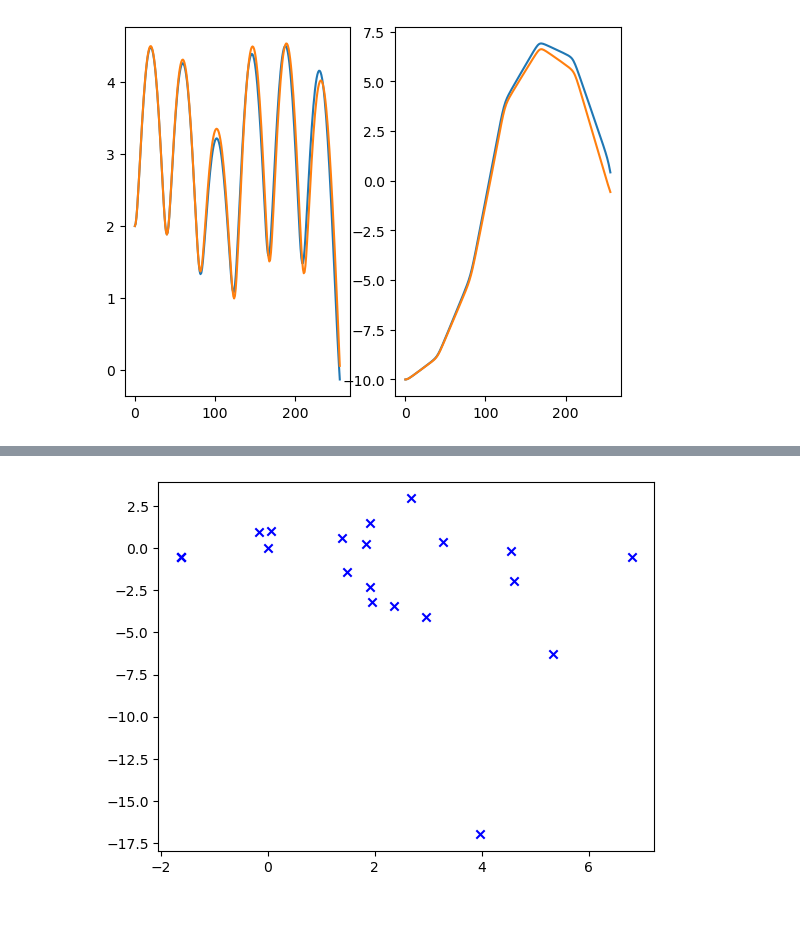
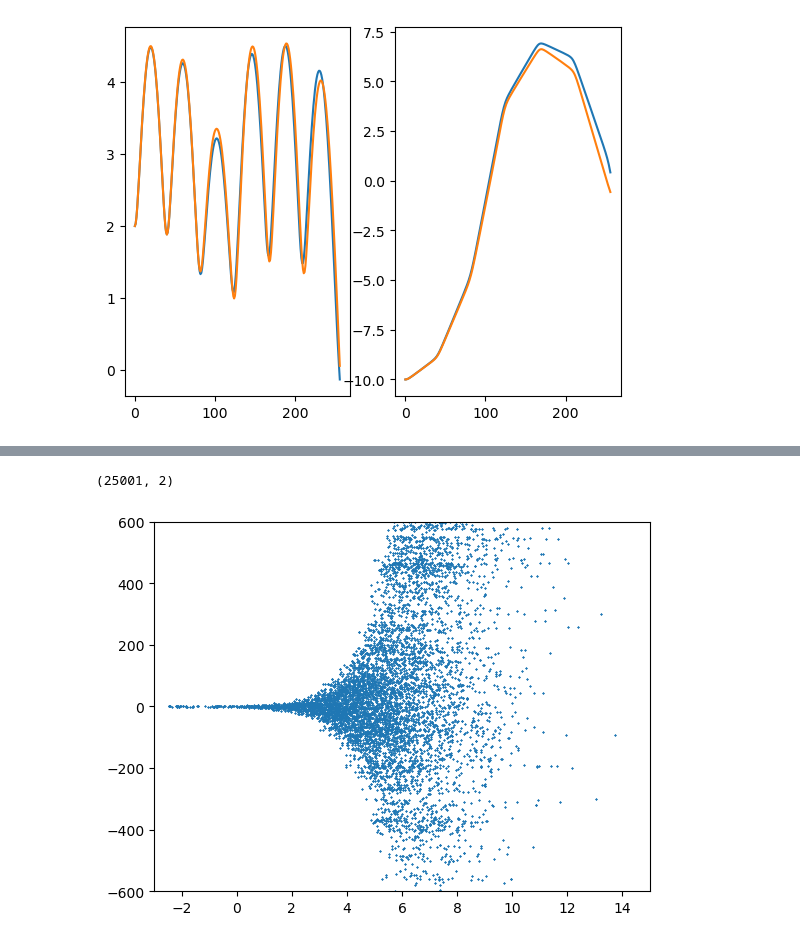
Before and after one commit to shuohaopolyu/2025_TimeSeries_RL_Internship, a Jupyter notebook: question1_part1/demo/demo3_neal_funnel_density_2d.ipynb, the cells around one changed output, grey strips where cells are left out. Saved outputs shown, nothing was run; the diff lists cells and outputs as text; code cells hidden in the pictures; blank space fills up the shorter version.

```diff
--- a/question1_part1/demo/demo3_neal_funnel_density_2d.ipynb
+++ b/question1_part1/demo/demo3_neal_funnel_density_2d.ipynb
@@ -96,9 +96,9 @@ nuts = NoUTurnSampling(
     Delta_lf=1000.0,
     Delta_lhnn=10.0,
     num_lf_steps=20,
-    j_max=13
+    j_max=12
 )
-nuts(print_every=1250)
+nuts(print_every=2500)
 print(nuts.lhnn_call)
 print(nuts.Hamiltonian_gradient_call)
 q_hist = tf.concat(nuts.q_hist, axis=0)
@@ -122,5 +110,12 @@ Warning: Maximum depth reached at sample 3397.
-# %%
-plt.scatter(q_hist.numpy()[:, 0].flatten(), q_hist.numpy()[:, 1].flatten(), color="blue", marker="x")
-plt.show()
-# %% [output]
-[figure, removed]
+# %%
+with open("../exps/demo3_q_hist.txt", "rb") as f:
+    q_hist = tf.io.parse_tensor(f.read(), out_type=tf.float32)
+    print(q_hist.shape)
+
+plt.plot(q_hist[5000:, 0], q_hist[5000:, 1], "x", markersize=1)
+plt.ylim(-600, 600)
+plt.xlim(-3, 15)
+plt.show()
+# %% [output]
+(25001, 2)
+[figure, added]
```
Also changed, not shown: parts of 3 cells of this notebook, 15 other files.
